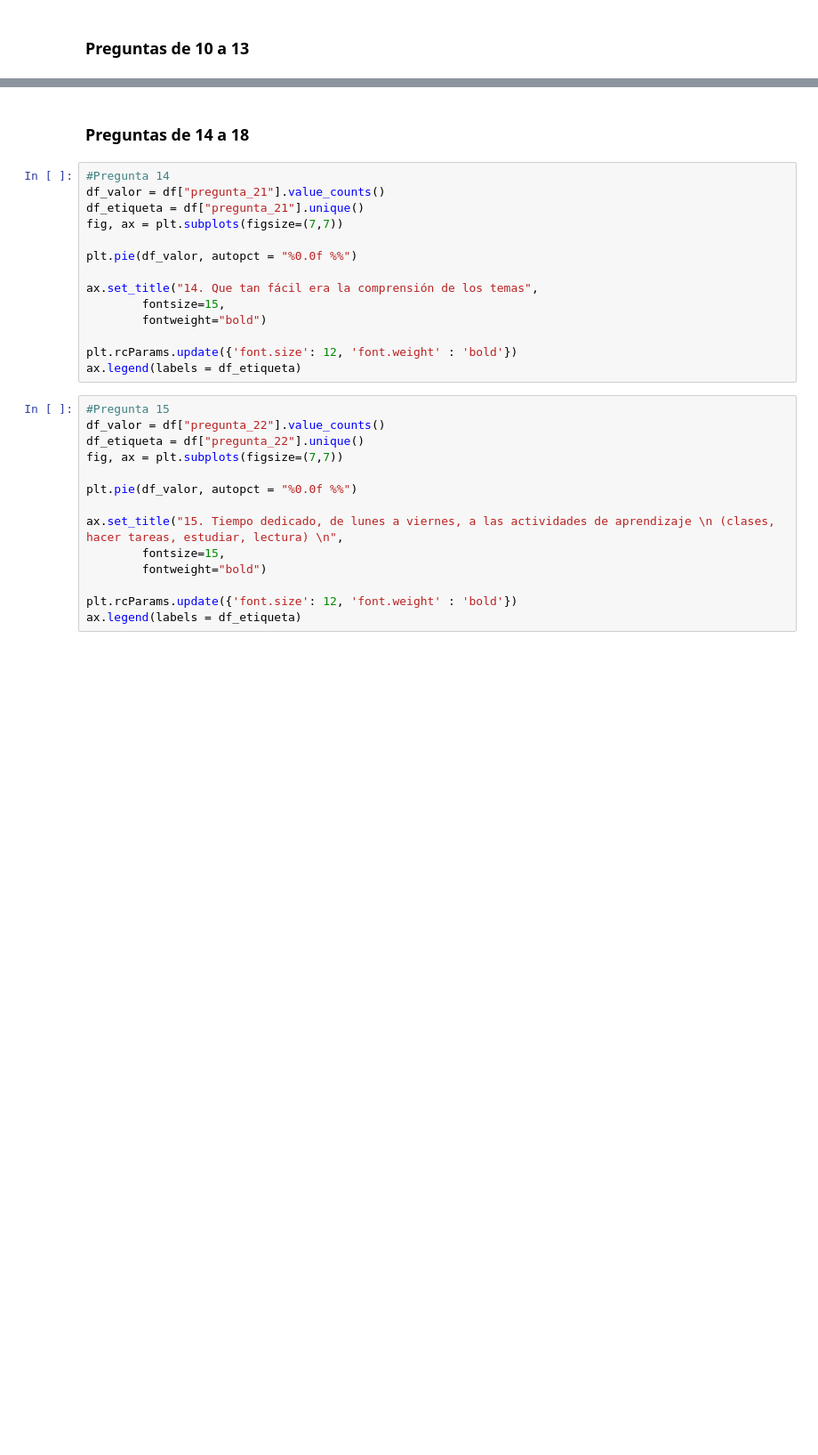
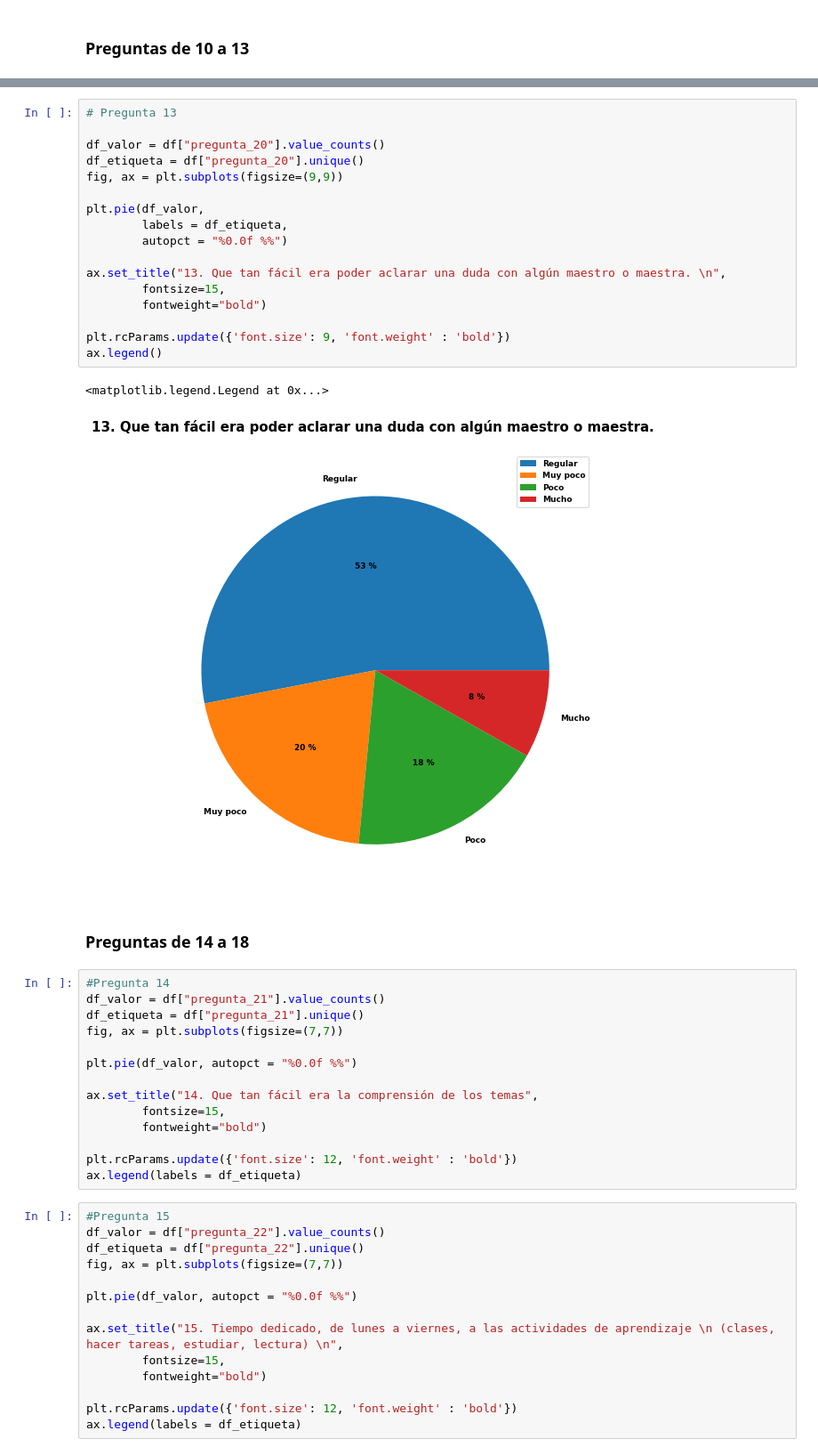
Before and after one commit to rubenramosDev/etl-python, a Jupyter notebook: 3er parcial/Graficas/GraficasIDGS.ipynb, the cells around one changed output, grey strips where cells are left out. Shown at 89% size. Drawn from its saved outputs; the diff is of its cells as text; blank space fills up the shorter version.

```diff
--- a/3er parcial/Graficas/GraficasIDGS.ipynb
+++ b/3er parcial/Graficas/GraficasIDGS.ipynb
@@ -207,3 +272,23 @@ ax.legend()
+# %%
+# Pregunta 13
+
+df_valor = df["pregunta_20"].value_counts()
+df_etiqueta = df["pregunta_20"].unique()
+fig, ax = plt.subplots(figsize=(9,9))
+
+plt.pie(df_valor,
+        labels = df_etiqueta,
+        autopct = "%0.0f %%")
+
+ax.set_title("13. Que tan fácil era poder aclarar una duda con algún maestro o maestra. \n",
+        fontsize=15,
+        fontweight="bold")
+
+plt.rcParams.update({'font.size': 9, 'font.weight' : 'bold'})
+ax.legend()
+# %% [output]
+<matplotlib.legend.Legend at 0x...>
+[figure, added]
 # %% [markdown]
 ### Preguntas de 14 a 18
 # %%
```
Also changed, not shown: parts of 6 cells of this notebook, 1 other file.
